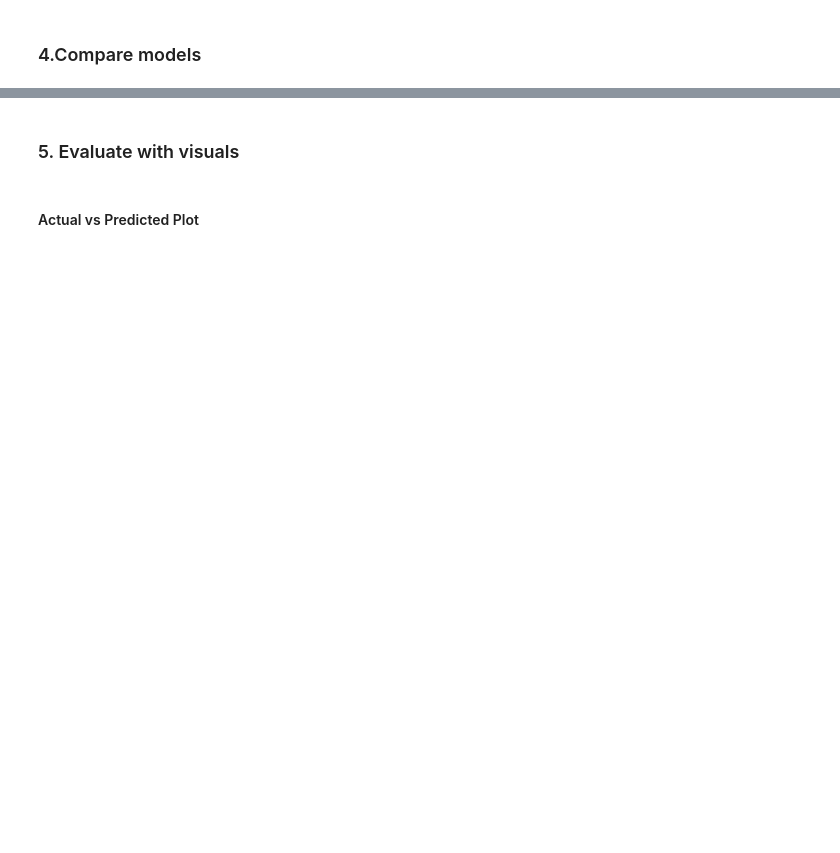
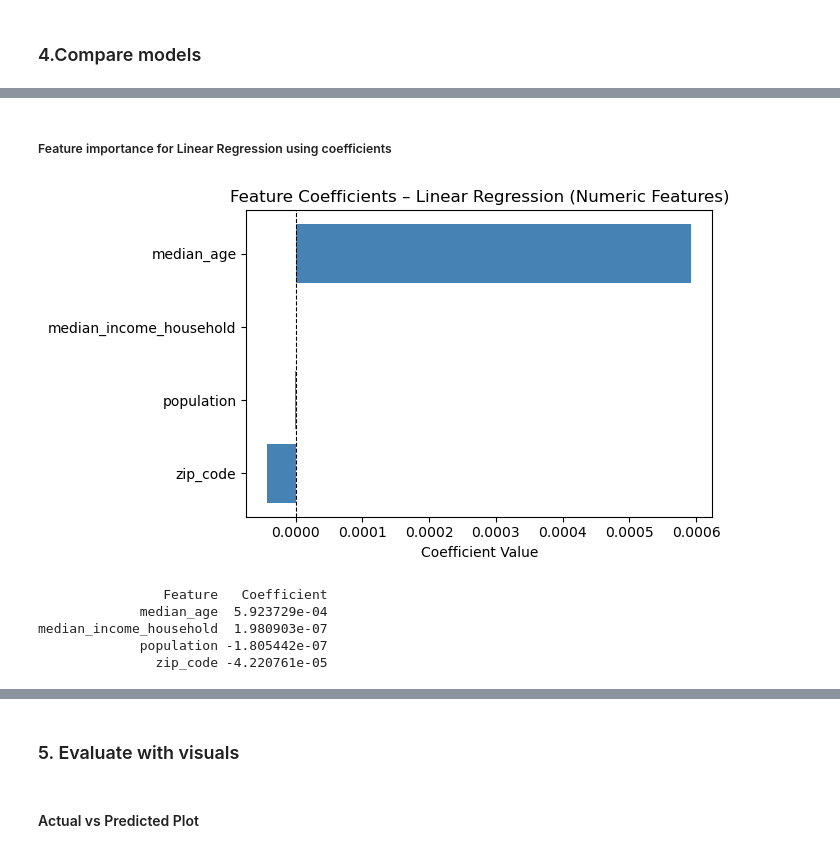
Before and after one commit to thikyi/MDS, a Jupyter notebook: COMP 641/Project/M3.Model&Evaluation.ipynb, the cells around one changed output, grey strips where cells are left out. Drawn from its saved outputs; the diff is of its cells as text; code cells hidden in the pictures; blank space fills up the shorter version.

```diff
--- a/COMP 641/Project/M3.Model&Evaluation.ipynb
+++ b/COMP 641/Project/M3.Model&Evaluation.ipynb
@@ -234,0 +281,27 @@ Both models show similar MAE and RMSE values.However, the Random Forest model ha
+# %% [markdown]
+##### Feature importance for Linear Regression using coefficients
+# %%
+lr_coefficients = baseline_model.named_steps["model"].coef_[:len(numeric_cols)]
+
+lr_importance_df = pd.DataFrame({
+    "Feature": numeric_cols,
+    "Coefficient": lr_coefficients
+}).sort_values("Coefficient", ascending=True)
+
+# Plot
+plt.figure(figsize=(7, 4))
+plt.barh(lr_importance_df["Feature"], lr_importance_df["Coefficient"], color="steelblue")
+plt.axvline(0, color="black", linewidth=0.8, linestyle="--")
+plt.xlabel("Coefficient Value")
+plt.title("Feature Coefficients – Linear Regression (Numeric Features)")
+plt.tight_layout()
+plt.show()
+
+print(lr_importance_df.sort_values("Coefficient", ascending=False).to_string(index=False))
+# %% [output]
+[figure, added]
+                Feature   Coefficient
+             median_age  5.923729e-04
+median_income_household  1.980903e-07
+             population -1.805442e-07
+               zip_code -4.220761e-05
```
Also changed, not shown: parts of 33 cells of this notebook, 1 other file.
